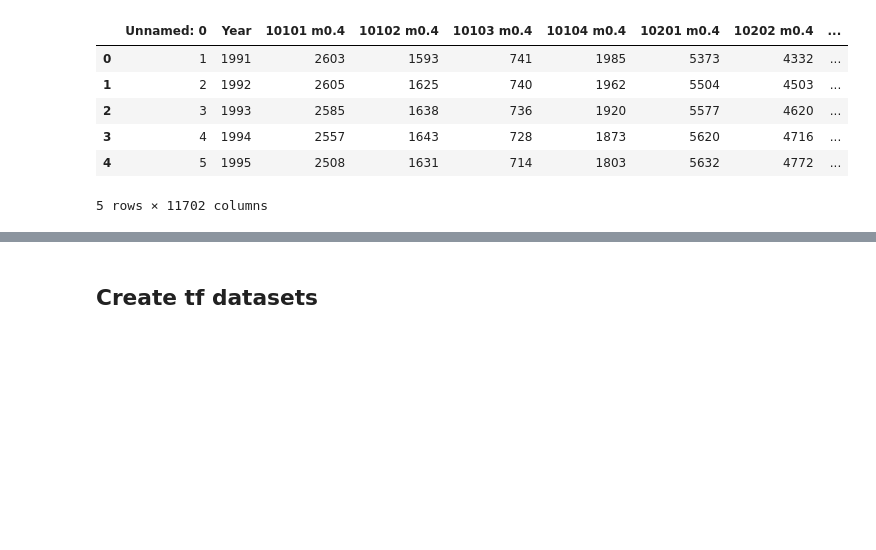
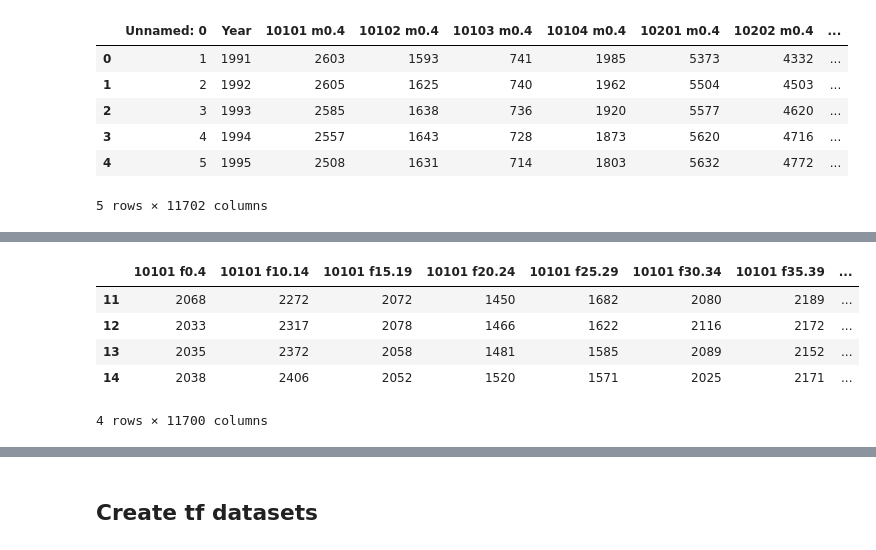
Before and after one commit to RelaxZhang/Data-Science-Project, a Jupyter notebook: Code/LSTM-age_cohort_columns.ipynb, the cells around one changed output, grey strips where cells are left out. Cells and saved outputs as stored; diff of their text form; code cells hidden in the pictures; blank space fills up the shorter version.

```diff
--- a/Code/LSTM-age_cohort_columns.ipynb
+++ b/Code/LSTM-age_cohort_columns.ipynb
@@ -123,0 +174,9 @@ train_df.head()
+# %%
+val_df
+# %% [output]
+|  | 10101 f0.4 | 10101 f10.14 | 10101 f15.19 | 10101 f20.24 | 10101 f25.29 | 10101 f30.34 | 10101 f35.39 | ... |
+| 11 | 2068 | 2272 | 2072 | 1450 | 1682 | 2080 | 2189 | ... |
+| 12 | 2033 | 2317 | 2078 | 1466 | 1622 | 2116 | 2172 | ... |
+| 13 | 2035 | 2372 | 2058 | 1481 | 1585 | 2089 | 2152 | ... |
+| 14 | 2038 | 2406 | 2052 | 1520 | 1571 | 2025 | 2171 | ... |
+4 rows × 11700 columns
```
Also changed, not shown: parts of 17 cells of this notebook.
